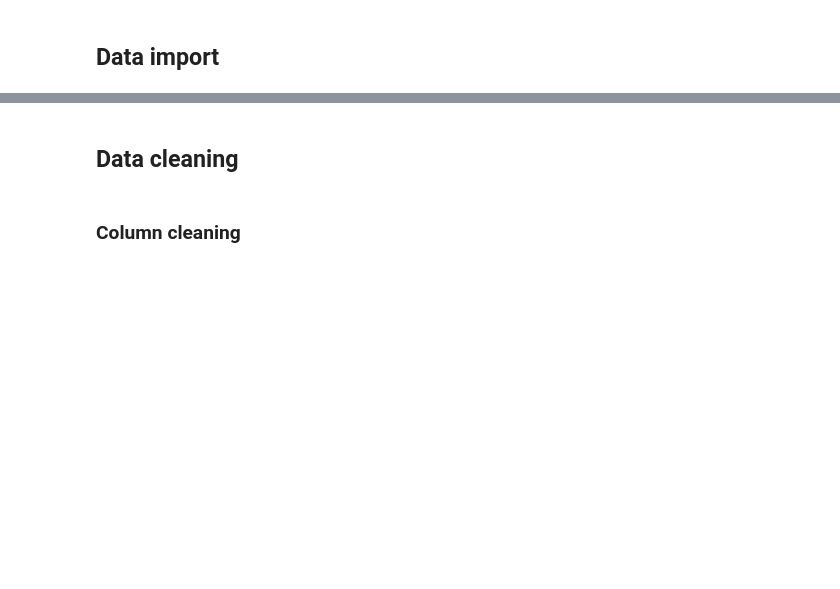
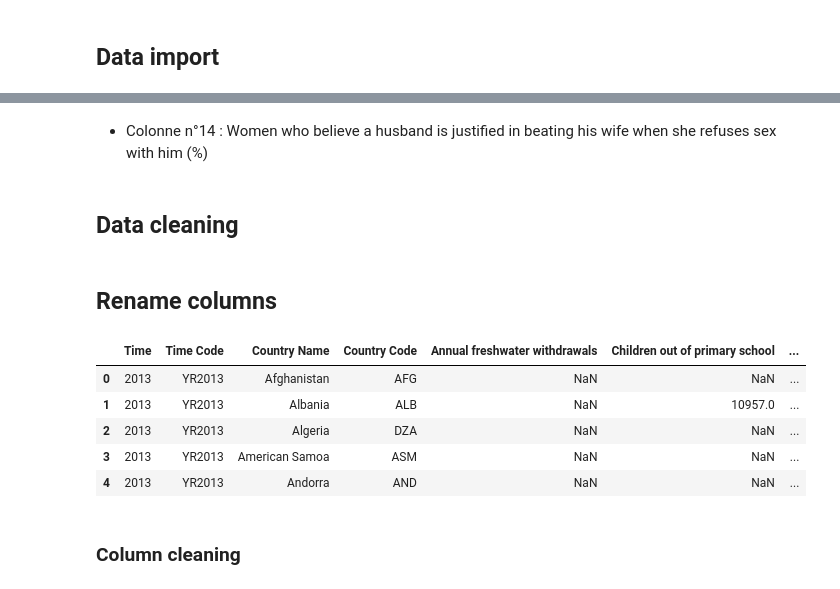
Before and after one commit to LisaNicvert/IA_project, a Jupyter notebook: Project_IA_Clustering.ipynb, the cells around one changed output, grey strips where cells are left out. Drawn from its saved outputs; the diff is of its cells as text; code cells hidden in the pictures; blank space fills up the shorter version.

```diff
--- a/Project_IA_Clustering.ipynb
+++ b/Project_IA_Clustering.ipynb
@@ -31,0 +89,2 @@ df.head()
+# %% [markdown]
+* Colonne n°14 : Women who believe a husband is justified in beating his wife when she refuses sex with him (%)
@@ -32,5 +95,18 @@ df.head()
 # %% [markdown]
 ## Data cleaning
+# %% [markdown]
+## Rename columns
+# %%
+df  = df.rename(index=str, columns={"Annual freshwater withdrawals, total (billion cubic meters) [ER.H2O.FWTL.K3]": "Annual freshwater withdrawals", "Children out of school, primary [SE.PRM.UNER]": "Children out of primary school", "CO2 emissions (kt) [EN.ATM.CO2E.KT]": "CO2 emissions (kt)", "Electricity production from oil, gas and coal sources (% of total) [EG.ELC.FOSL.ZS]":"Electricity production from oil, gas and coal sources (% of total) ", "Electricity production from renewable sources, excluding hydroelectric (% of total) [EG.ELC.RNWX.ZS]": "Electricity production from renewable sources, excluding hydroelectric (% of total)", "Life expectancy at birth, total (years) [SP.DYN.LE00.IN]":"Life expectancy at birth", "PM2.5 air pollution, mean annual exposure (micrograms per cubic meter) [EN.ATM.PM25.MC.M3]":"PM2.5 air pollution","Population, total [SP.POP.TOTL]":"Population total" , "Rural population (% of total population) [SP.RUR.TOTL.ZS]": "Rural population (% of total )", "Surface area (sq. km) [AG.SRF.TOTL.K2]	":"Surface area (sq. km)", "Total greenhouse gas emissions (kt of CO2 equivalent) [EN.ATM.GHGT.KT.CE]": "Total greenhouse gas emissions (kt of CO2 equivalent) ","Urban population [SP.URB.TOTL]":"Urban population", "Women who believe a husband is justified in beating his wife when she refuses sex with him (%) [SG.VAW.REFU.ZS]":"Women who believe a husband is justified in beating his wife when she refuses sex with him (%)"  })
+# %%
+df.head()
+# %% [output]
+|  | Time | Time Code | Country Name | Country Code | Annual freshwater withdrawals | Children out of primary school | ... |
+| 0 | 2013 | YR2013 | Afghanistan | AFG | NaN | NaN | ... |
+| 1 | 2013 | YR2013 | Albania | ALB | NaN | 10957.0 | ... |
+| 2 | 2013 | YR2013 | Algeria | DZA | NaN | NaN | ... |
+| 3 | 2013 | YR2013 | American Samoa | ASM | NaN | NaN | ... |
+| 4 | 2013 | YR2013 | Andorra | AND | NaN | NaN | ... |
 # %% [markdown]
 ### Column cleaning
 # %%
```
Also changed, not shown: parts of 18 cells of this notebook.
